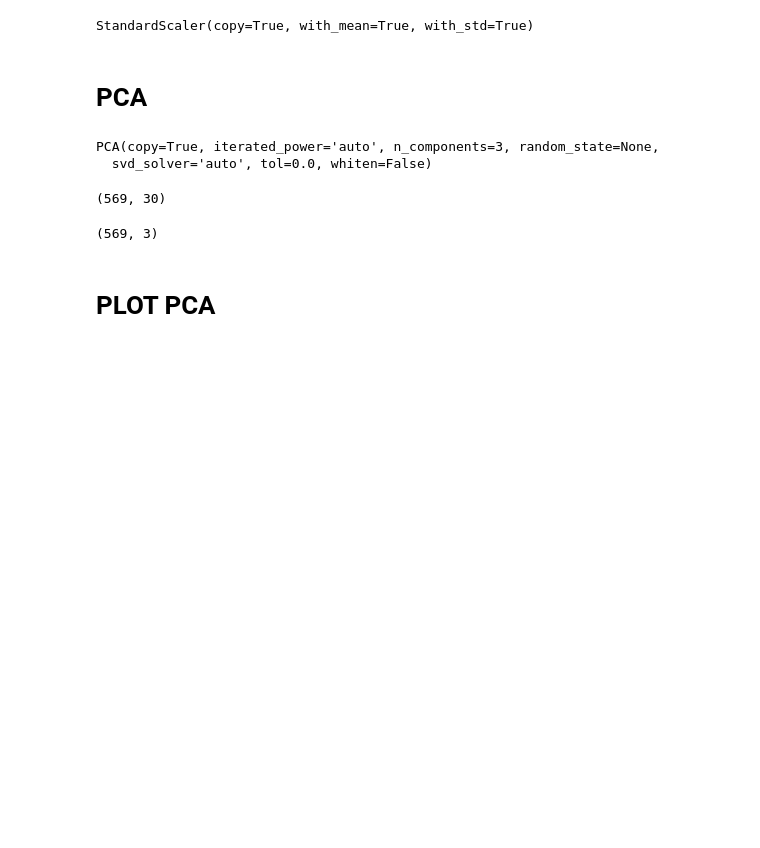
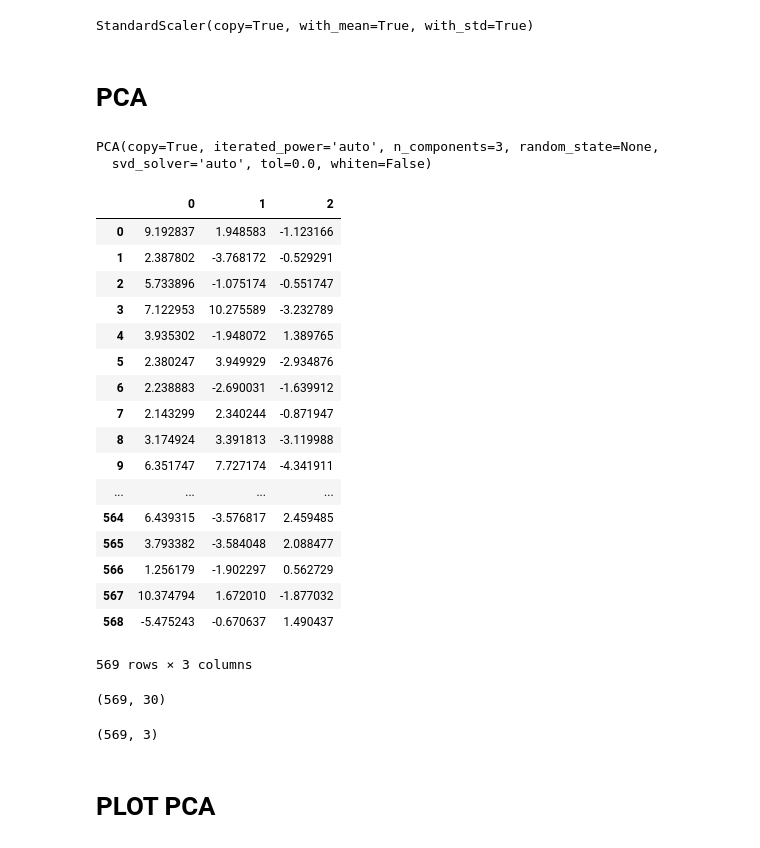
Before and after one commit to btrentini/python_practice, a Jupyter notebook: #bruno_ml/8 - Principal Component Analysis.ipynb, the cells around one changed output. Drawn from its saved outputs; the diff is of its cells as text; code cells hidden in the pictures; blank space fills up the shorter version.

```diff
--- a/#bruno_ml/8 - Principal Component Analysis.ipynb
+++ b/#bruno_ml/8 - Principal Component Analysis.ipynb
@@ -80,6 +80,27 @@ PCA(copy=True, iterated_power='auto', n_components=3, random_state=None,
   svd_solver='auto', tol=0.0, whiten=False)
 # %%
 x_pca = pca.transform(scaled_df)
+# %%
+pd.DataFrame(x_pca)
+# %% [output]
+|  | 0 | 1 | 2 |
+| 0 | 9.192837 | 1.948583 | -1.123166 |
+| 1 | 2.387802 | -3.768172 | -0.529291 |
+| 2 | 5.733896 | -1.075174 | -0.551747 |
+| 3 | 7.122953 | 10.275589 | -3.232789 |
+| 4 | 3.935302 | -1.948072 | 1.389765 |
+| 5 | 2.380247 | 3.949929 | -2.934876 |
+| 6 | 2.238883 | -2.690031 | -1.639912 |
+| 7 | 2.143299 | 2.340244 | -0.871947 |
+| 8 | 3.174924 | 3.391813 | -3.119988 |
+| 9 | 6.351747 | 7.727174 | -4.341911 |
+| ... | ... | ... | ... |
+| 564 | 6.439315 | -3.576817 | 2.459485 |
+| 565 | 3.793382 | -3.584048 | 2.088477 |
+| 566 | 1.256179 | -1.902297 | 0.562729 |
+| 567 | 10.374794 | 1.672010 | -1.877032 |
+| 568 | -5.475243 | -0.670637 | 1.490437 |
+569 rows × 3 columns
 # %%
 scaled_df.shape
 # %% [output]
```
Also changed, not shown: parts of 1 cell of this notebook, 6 other files.
